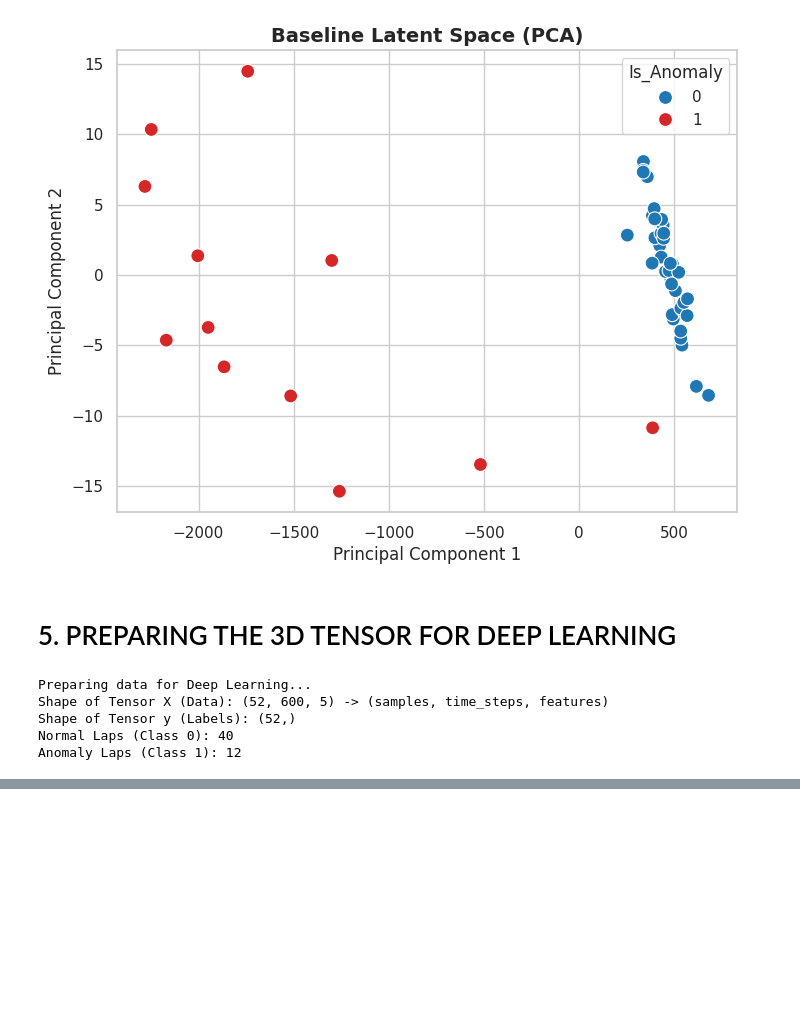
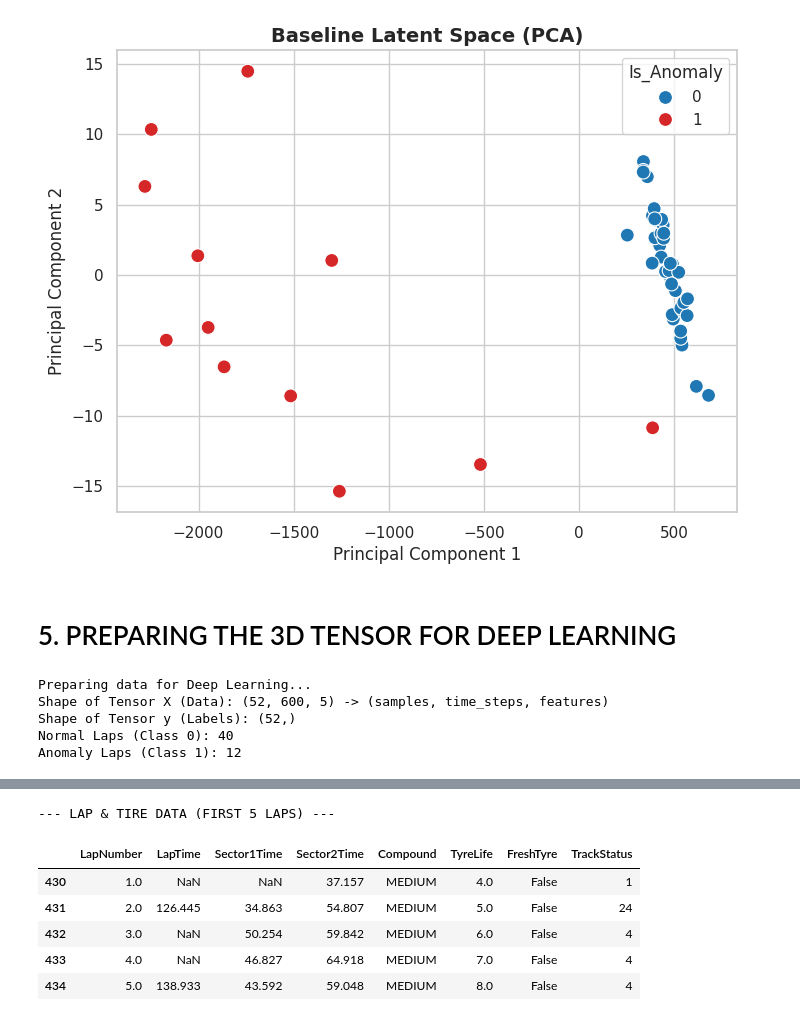
Before and after one commit to aritzrss/AML-Project, a Jupyter notebook: exporatoryda.ipynb, the cells around one changed output, grey strips where cells are left out. Cells and saved outputs as stored; diff of their text form; code cells hidden in the pictures; blank space fills up the shorter version.

```diff
--- a/exporatoryda.ipynb
+++ b/exporatoryda.ipynb
@@ -192,0 +257,20 @@ Anomaly Laps (Class 1): 12
+# %%
+lap_features = ['LapNumber', 'LapTime', 'Sector1Time', 'Sector2Time',
+                'Compound', 'TyreLife', 'FreshTyre', 'TrackStatus']
+
+# Convert timedelta to seconds for better readability in the table
+laps_display = laps_ham[lap_features].copy()
+laps_display['LapTime'] = laps_display['LapTime'].dt.total_seconds()
+laps_display['Sector1Time'] = laps_display['Sector1Time'].dt.total_seconds()
+laps_display['Sector2Time'] = laps_display['Sector2Time'].dt.total_seconds()
+
+print("\n--- LAP & TIRE DATA (FIRST 5 LAPS) ---")
+display(laps_display.head())
+# %% [output]
+--- LAP & TIRE DATA (FIRST 5 LAPS) ---
+|  | LapNumber | LapTime | Sector1Time | Sector2Time | Compound | TyreLife | FreshTyre | TrackStatus |
+| 430 | 1.0 | NaN | NaN | 37.157 | MEDIUM | 4.0 | False | 1 |
+| 431 | 2.0 | 126.445 | 34.863 | 54.807 | MEDIUM | 5.0 | False | 24 |
+| 432 | 3.0 | NaN | 50.254 | 59.842 | MEDIUM | 6.0 | False | 4 |
+| 433 | 4.0 | NaN | 46.827 | 64.918 | MEDIUM | 7.0 | False | 4 |
+| 434 | 5.0 | 138.933 | 43.592 | 59.048 | MEDIUM | 8.0 | False | 4 |
```
Also changed, not shown: parts of 11 cells of this notebook.
